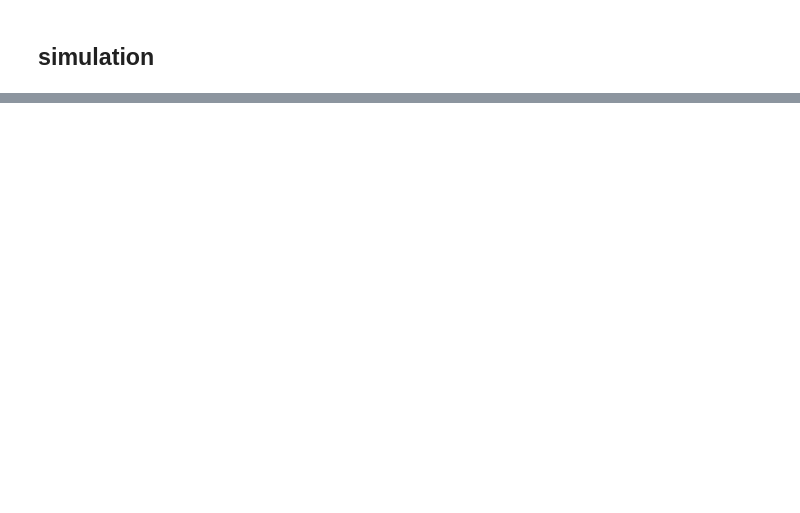
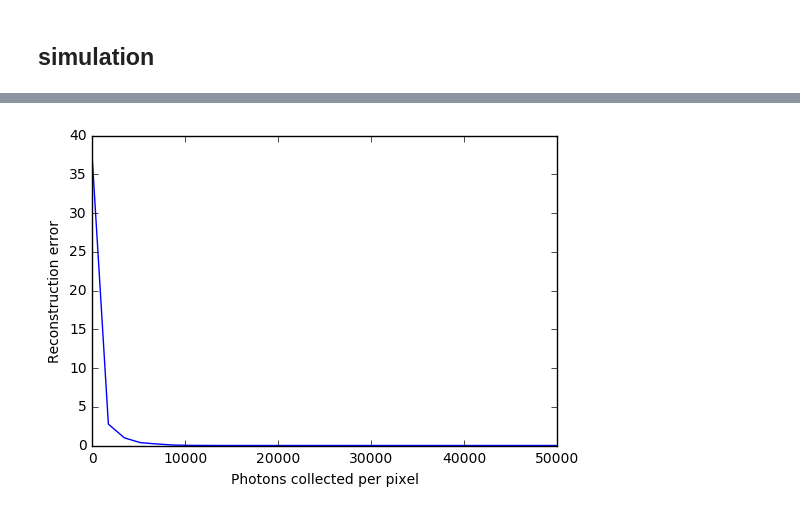
Before and after one commit to sofroniewn/unmixer, a Jupyter notebook: example.ipynb, the cells around one changed output, grey strips where cells are left out. Saved outputs shown, nothing was run; the diff lists cells and outputs as text; code cells hidden in the pictures; blank space fills up the shorter version.

```diff
--- a/example.ipynb
+++ b/example.ipynb
@@ -178,0 +179,13 @@ print(accuracy/asarray(counts).sum())
+# %%
+e = []
+amps = linspace(10, 50000, 30)
+for amp in amps:
+    counts = [amp*c + 0 for c in count_raw]
+    results = run(coeff, counts, 1000, constrained = 'nnls')
+    e.append(error_rate(results, count_raw))
+# %%
+plt.plot(amps,e);
+plt.xlabel('Photons collected per pixel');
+plt.ylabel('Reconstruction error');
+# %% [output]
+[figure, added]
```
Also changed, not shown: parts of 28 cells of this notebook, 1 other file.
